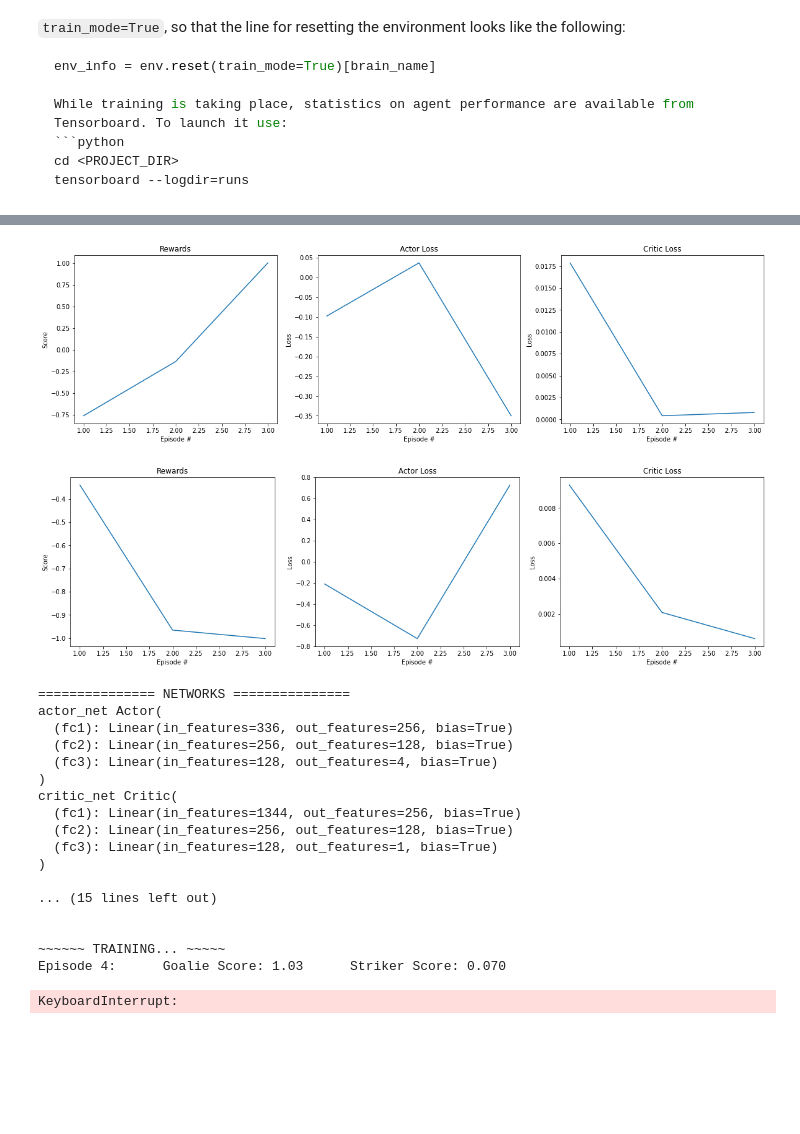
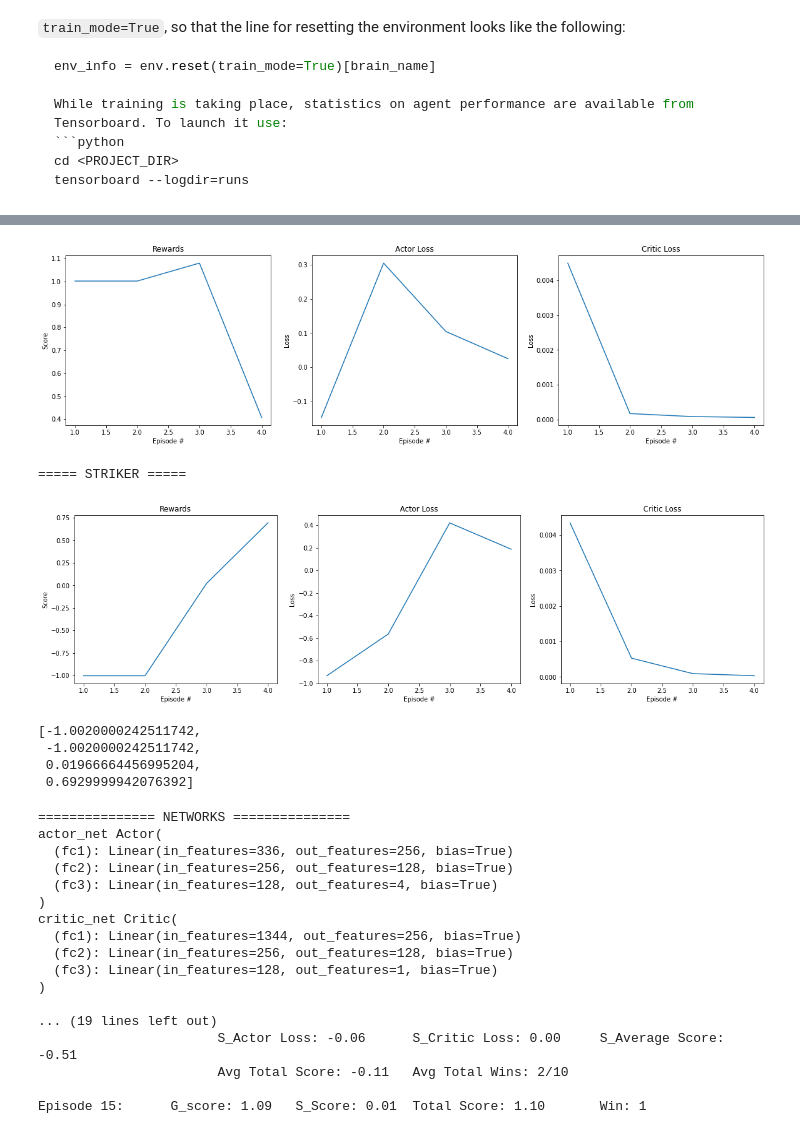
Before and after one commit to derektan95/Deep-Reinforcement-Learning-Algorithms, a Jupyter notebook: p3_collab-compet/soccer/Soccer.ipynb, the cells around one changed output, grey strips where cells are left out. Cells and saved outputs as stored; diff of their text form; code cells hidden in the pictures; blank space fills up the shorter version.

```diff
--- a/p3_collab-compet/soccer/Soccer.ipynb
+++ b/p3_collab-compet/soccer/Soccer.ipynb
@@ -300,10 +310,10 @@ def ppo(params=Params(), g_logger=Logger(), s_logger=Logger()):
 # Params Override: Initialized in params.py
 params = Params()
 params.verbose = True
-params.random_seed = 0
-params.n_episodes=3
+params.random_seed = 1
+params.n_episodes=4
 params.max_t = 600
-params.print_every = 1
+params.print_every = 2
 params.save_every = 10
 params.log_weights_every = 1
 params.terminate_on_target_score = True
@@ -345,5 +355,10 @@ Episode 3:       G_Actor_Loss: -0.35    G_Critic_Loss: 0.00     G_Average_Score:
-[figure, old version]
+[figure, new version]
+===== STRIKER =====
-[figure, old version]
+[figure, new version]
+[-1.0020000242511742,
+ -1.0020000242511742,
+ 0.01966664456995204,
+ 0.6929999942076392]
 # %%
 ##################
 # QUICK TEST
@@ -352,12 +367,12 @@ Episode 3:       G_Actor_Loss: -0.35    G_Critic_Loss: 0.00     G_Average_Score:
 # Params Override: Initialized in params.py
 params = Params()
 params.verbose = True
-params.random_seed = 0
+params.random_seed = 1
 params.n_episodes=10000
 params.max_t = 600
-params.print_every = 5
+params.print_every = 10
 params.save_every = 10
-params.log_weights_every = 1
+params.log_weights_every = 10
 params.terminate_on_target_score = True
 params.plot_stats = True
 params.lr_actor = 5e-4
@@ -389,9 +404,8 @@ critic_net Critic(
   (fc3): Linear(in_features=128, out_features=1, bias=True)
 )
 
-... (15 lines left out)
+... (19 lines left out)
+                       S_Actor Loss: -0.06      S_Critic Loss: 0.00     S_Average Score: -0.51
+                       Avg Total Score: -0.11   Avg Total Wins: 2/10
 
-
-~~~~~~ TRAINING... ~~~~~
-Episode 4:      Goalie Score: 1.03      Striker Score: 0.070
+Episode 15:      G_score: 1.09   S_Score: 0.01  Total Score: 1.10       Win: 1
-KeyboardInterrupt:
```
Also changed, not shown: parts of 2 cells of this notebook, 3 other files.
